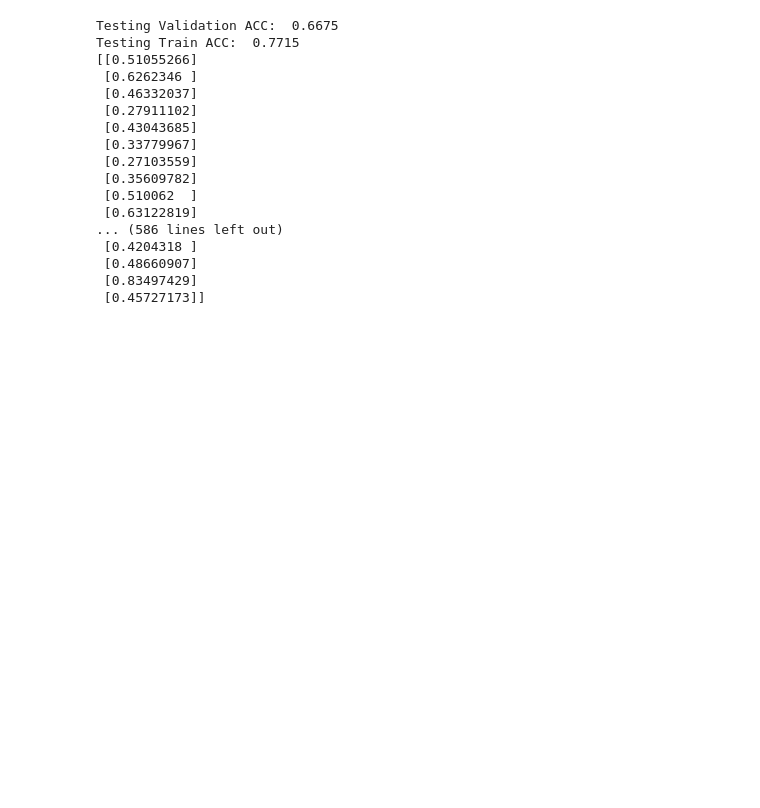
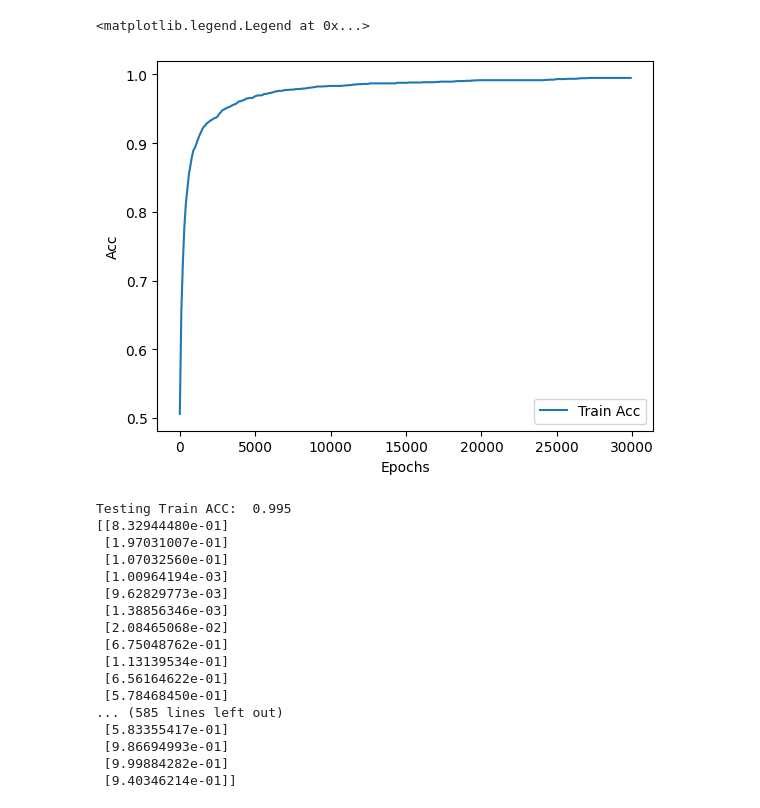
Before and after one commit to jayteaftw/NLP_Sentiment_Analysis, a Jupyter notebook: build.ipynb, the cells around one changed output. Drawn from its saved outputs; the diff is of its cells as text; code cells hidden in the pictures; blank space fills up the shorter version.

```diff
--- a/build.ipynb
+++ b/build.ipynb
@@ -146,3 +176,15 @@ print(x_val[0])
+# %%
+
+
+plt.plot(model.epochs, model.train_acc, label="Train Acc")
+if model.val_acc != []:
+    plt.plot(model.epochs, model.val_acc, label="Val Acc")
+plt.ylabel("Acc")
+plt.xlabel("Epochs")
+plt.legend()
+# %% [output]
+<matplotlib.legend.Legend at 0x...>
+[figure, added]
 # %%
 x_test_file = open("x_test.csv")
 x_test = []
@@ -158,37 +199,38 @@ model = LG_Model(corpus_size)
 model.load_model()
 
 if  isinstance(x_val,np.ndarray)  and isinstance(y_val,np.ndarray):
-        y_pred = model.predict(x_val)
+        y_pred = model.predict(model.reshape_x(x_val))
         m = x_val.shape[0]
         acc = np.sum(y_pred == y_val)/m
         print("Testing Validation ACC: ", acc)
 
-y_pred = model.predict(x_train)
+
+y_pred = model.predict(model.reshape_x(x_train))
 m = x_train.shape[0]
 acc = np.sum(y_pred == y_train)/m
 print("Testing Train ACC: ", acc)
 
 
-yprob_test = model.predict_prob(x_test)
+yprob_test = model.predict_prob(model.reshape_x(x_test))
 yprob_test.shape
 
 np.savetxt('yprob_test.txt',yprob_test, delimiter=',')
 print(yprob_test)
 # %% [output]
-Testing Validation ACC:  0.6675
-Testing Train ACC:  0.7715
-[[0.51055266]
- [0.6262346 ]
- [0.46332037]
- [0.27911102]
- [0.43043685]
- [0.33779967]
- [0.27103559]
- [0.35609782]
- [0.510062  ]
- [0.63122819]
-... (586 lines left out)
- [0.4204318 ]
- [0.48660907]
- [0.83497429]
- [0.45727173]]
+Testing Train ACC:  0.995
+[[8.32944480e-01]
+ [1.97031007e-01]
+ [1.07032560e-01]
+ [1.00964194e-03]
+ [9.62829773e-03]
+ [1.38856346e-03]
+ [2.08465068e-02]
+ [6.75048762e-01]
+ [1.13139534e-01]
+ [6.56164622e-01]
+ [5.78468450e-01]
+... (585 lines left out)
+ [5.83355417e-01]
+ [9.86694993e-01]
+ [9.99884282e-01]
+ [9.40346214e-01]]
```
Also changed, not shown: parts of 9 cells of this notebook.
